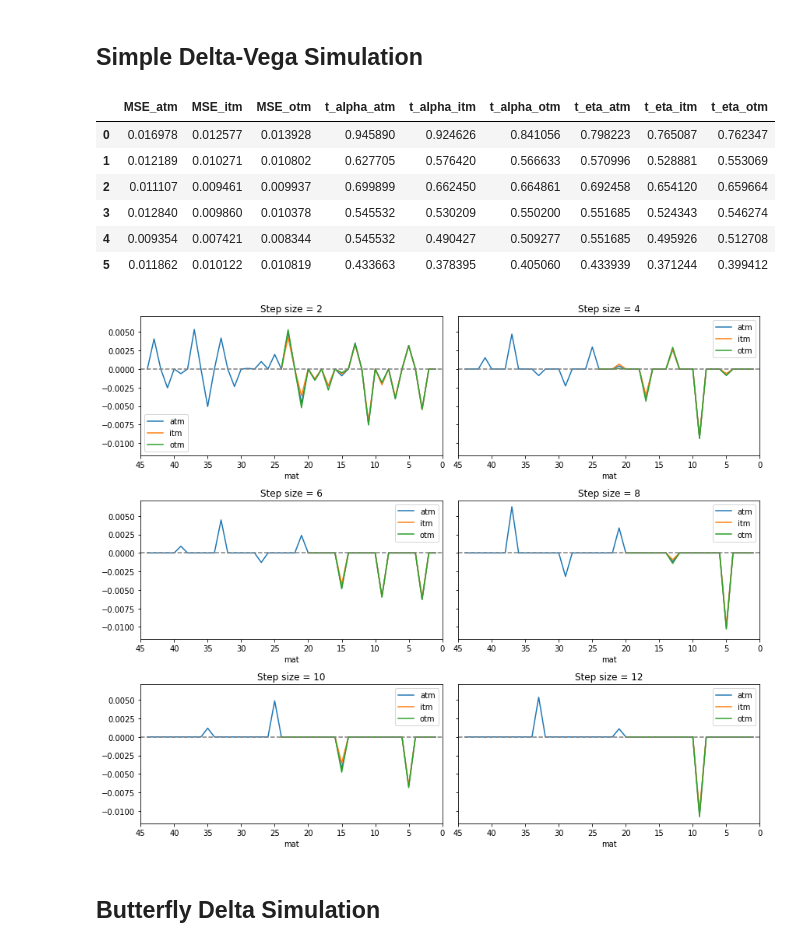
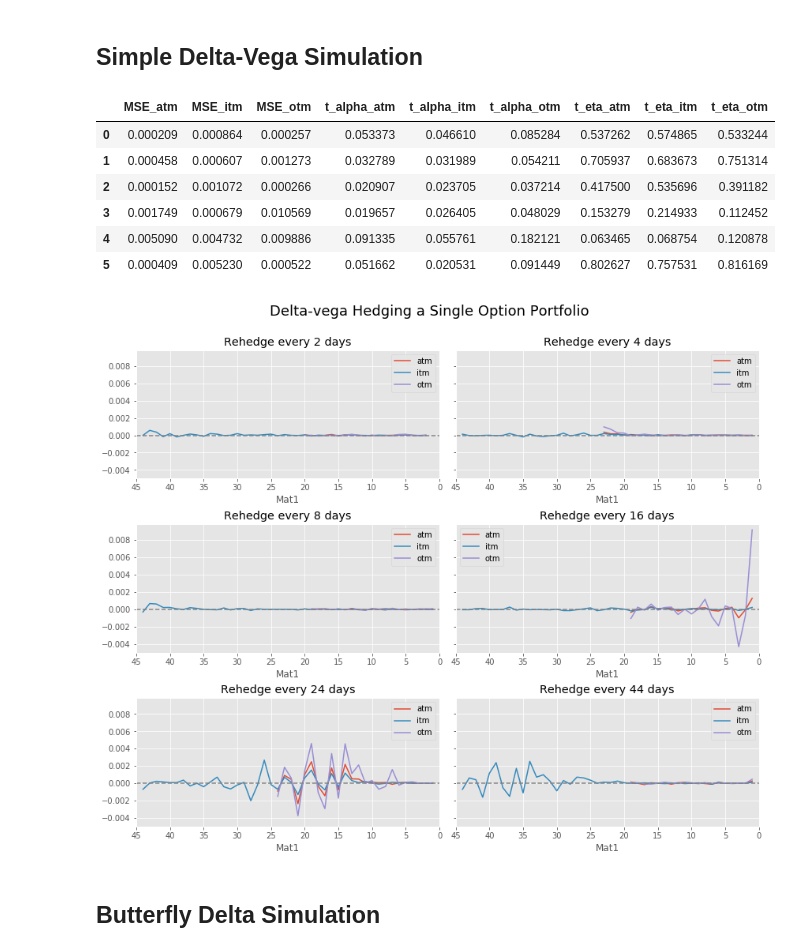
Before and after one commit to nnevalainen/portfolio-hedging, a Jupyter notebook: code/hedging-assignment.ipynb, the cells around one changed output. Saved outputs shown, nothing was run; the diff lists cells and outputs as text; code cells hidden in the pictures.

```diff
--- a/code/hedging-assignment.ipynb
+++ b/code/hedging-assignment.ipynb
@@ -30,9 +30,3 @@ filename = os.path.join(datadir, files[1])
 
 # Read all sheets into a dictonary with sheet names as keys
 data = pd.read_excel(filename, sheet_name=None)
-# %%
-sheet_names = list(data.keys())
-sheet_name = 'isx15012010C'
-
-sheet, (mat, T, S, Cobs, E, r) = get_sheet(data, sheet_name)
-n,m = Cobs.shape
@@ -40,16 +47,20 @@ n,m = Cobs.shape
 ## Simulation utilities
 
 %matplotlib inline
+plt.style.use('ggplot')
 
 def get_closest_strike(estimate, strikes):
     """
     Return the strike price closest to given estimate
     """
     return strikes[(np.abs(strikes - estimate)).argmin()]
+
+
+hedge_freq = [2, 4, 8, 16, 24, 44]
 # %% [markdown]
 ## Simple Delta Simulation
 # %%
-def simple_delta_simulation(sheet, strikes, step=1, mat=45, diff=0, sigma=0.1):
+def simple_delta_simulation(sheet, strikes, step=1, mat=45, diff=0):
     """
     Simulate hedging for estimated costs accuracy of hedging
 
@@ -63,11 +74,8 @@ def simple_delta_simulation(sheet, strikes, step=1, mat=45, diff=0, sigma=0.1):
                               < 0 for out-of-the-money option
                               > 0 for in-the-money option
     Returns:
-        errors (pd.Series)
-        MSE (float)
-        costs (float)
+        portfolio (pd.DataFrame)
     """
-
 
     spot = sheet.s_price.iloc[0]          # spot price on t0
 
@@ -118,9 +126,6 @@ def simple_delta_simulation(sheet, strikes, step=1, mat=45, diff=0, sigma=0.1):
     portfolio['dDelta'] = delta - delta.shift(1)
 
     return portfolio
-
-# portfolio = simple_delta_simulation(sheet, E, step=2)
-# portfolio
 # %%
 
 # Select three options to perform simple delta hedging on.
@@ -271,50 +301,74 @@ diffs = [0, 0.006, -0.006] # how much to differiate option from spot price
 labels = ['atm', 'itm', 'otm']
 
 # Keep these paramters fixed for all three options
-hedge_freq = [2, 4, 6, 8, 10, 12]
 num_sim = len(hedge_freq)
 mat1 = 45
 
 # Initalize matrices to store simulation results
 MSE = np.zeros((num_sim, 3))
 turnover_alpha = np.zeros((num_sim, 3))
 turnover_eta = np.zeros((num_sim, 3))
 
 fig, axes = plt.subplots(math.ceil(num_sim / 2),2,figsize=(12,10), sharey=True)
 
 for i, (ax, freq) in enumerate(zip(axes.flat, hedge_freq)):
     for j, (diff, label) in enumerate(zip(diffs,labels)):
 
-        df = simple_delta_vega_simulation(sheet, E, step=freq, pdiff=diff, mat1=mat1)
-        df.plot(y='A', ax=ax, label=label)
+        # For each frequency and option, average the results over 11 of the 12 worksheets
+        # This is because we miss information needed to hedge the worksheet
+        dfs = []
 
-        MSE[i, j] = np.sqrt(df.A.pow(2).sum())
-        turnover_alpha[i,j] = df.dAlpha.abs().sum()
-        turnover_eta[i,j] = df.dEta.abs().sum()
+        for k in range(11):
+
+            sheet1 = sheets[i]
+            sheet2 = sheets[i+1]
+            E1 = strikes[i]
+            E2 = strikes[i+1]
+
+            dfs.append(simple_delta_vega_simulation(
+                sheet1, sheet2, E1, E2, step=freq, pdiff=diff, mat1=mat1))
+
+        # concat the results to calculate averages
+        df = pd.concat(dfs, axis=0)
+
+        avg_A = df.groupby(df.index).A.mean()
+        avg_dAlpha = df.groupby(df.index).dAlpha.mean()
+        avg_dEta = df.groupby(df.index).dEta.mean()
+
+        avg_A.plot(ax=ax, label=label)
+
+        MSE[i, j] = np.sqrt(avg_A.pow(2).sum())
+        turnover_alpha[i, j] = avg_dAlpha.abs().sum()
+        turnover_eta[i,j] = avg_dEta.abs().sum()
 
     ax.axhline(y=0, linestyle='dashed', color='grey')
     ax.set_xlim([mat, 0])
-    ax.set_title('Step size = {}'.format(freq))
+    ax.legend()
+    ax.set_title('Rehedge every {} days'.format(freq))
 
+fig.suptitle('Delta-vega Hedging a Single Option Portfolio', size=18)
 fig.tight_layout()
+fig.subplots_adjust(top=0.9)
+
+plt.savefig(os.path.join('..', 'figs', 'simple_delta_vega_hedge.eps'), format='eps', rpi=1000)
 
 MSE_df = pd.DataFrame(MSE, columns = ["MSE_{}".format(label) for label in labels])
 turnover_alpha_df = pd.DataFrame(turnover_alpha,  columns=["t_alpha_{}".format(label) for label in labels])
 turnover_eta_df = pd.DataFrame(turnover_eta,  columns=["t_eta_{}".format(label) for label in labels])
 
 stats = pd.concat([MSE_df, turnover_alpha_df, turnover_eta_df], axis=1)
 #stats['costs'] = stats.Turnover* 1e5*5e-4
 
 display(stats)
 # %% [output]
 |  | MSE_atm | MSE_itm | MSE_otm | t_alpha_atm | t_alpha_itm | t_alpha_otm | t_eta_atm | t_eta_itm | t_eta_otm |
-| 0 | 0.016978 | 0.012577 | 0.013928 | 0.945890 | 0.924626 | 0.841056 | 0.798223 | 0.765087 | 0.762347 |
-| 1 | 0.012189 | 0.010271 | 0.010802 | 0.627705 | 0.576420 | 0.566633 | 0.570996 | 0.528881 | 0.553069 |
-| 2 | 0.011107 | 0.009461 | 0.009937 | 0.699899 | 0.662450 | 0.664861 | 0.692458 | 0.654120 | 0.659664 |
-| 3 | 0.012840 | 0.009860 | 0.010378 | 0.545532 | 0.530209 | 0.550200 | 0.551685 | 0.524343 | 0.546274 |
-| 4 | 0.009354 | 0.007421 | 0.008344 | 0.545532 | 0.490427 | 0.509277 | 0.551685 | 0.495926 | 0.512708 |
-| 5 | 0.011862 | 0.010122 | 0.010819 | 0.433663 | 0.378395 | 0.405060 | 0.433939 | 0.371244 | 0.399412 |
+| 0 | 0.000209 | 0.000864 | 0.000257 | 0.053373 | 0.046610 | 0.085284 | 0.537262 | 0.574865 | 0.533244 |
+| 1 | 0.000458 | 0.000607 | 0.001273 | 0.032789 | 0.031989 | 0.054211 | 0.705937 | 0.683673 | 0.751314 |
+| 2 | 0.000152 | 0.001072 | 0.000266 | 0.020907 | 0.023705 | 0.037214 | 0.417500 | 0.535696 | 0.391182 |
+| 3 | 0.001749 | 0.000679 | 0.010569 | 0.019657 | 0.026405 | 0.048029 | 0.153279 | 0.214933 | 0.112452 |
+| 4 | 0.005090 | 0.004732 | 0.009886 | 0.091335 | 0.055761 | 0.182121 | 0.063465 | 0.068754 | 0.120878 |
+| 5 | 0.000409 | 0.005230 | 0.000522 | 0.051662 | 0.020531 | 0.091449 | 0.802627 | 0.757531 | 0.816169 |
-[figure, old version]
+[figure, new version]
 # %% [markdown]
 ## Butterfly Delta Simulation
 # %%
```
Also changed, not shown: parts of 9 cells of this notebook, 4 other files.
